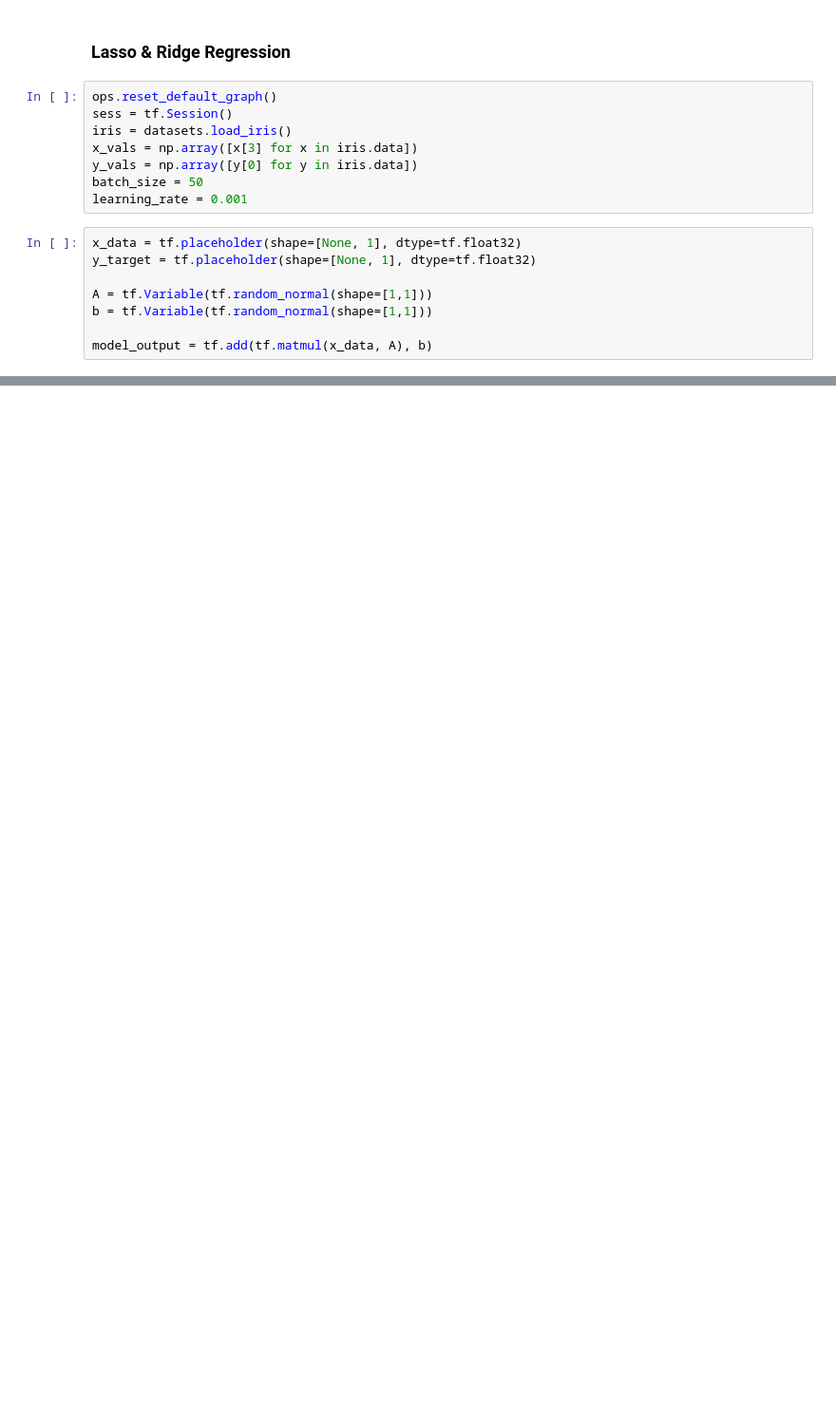
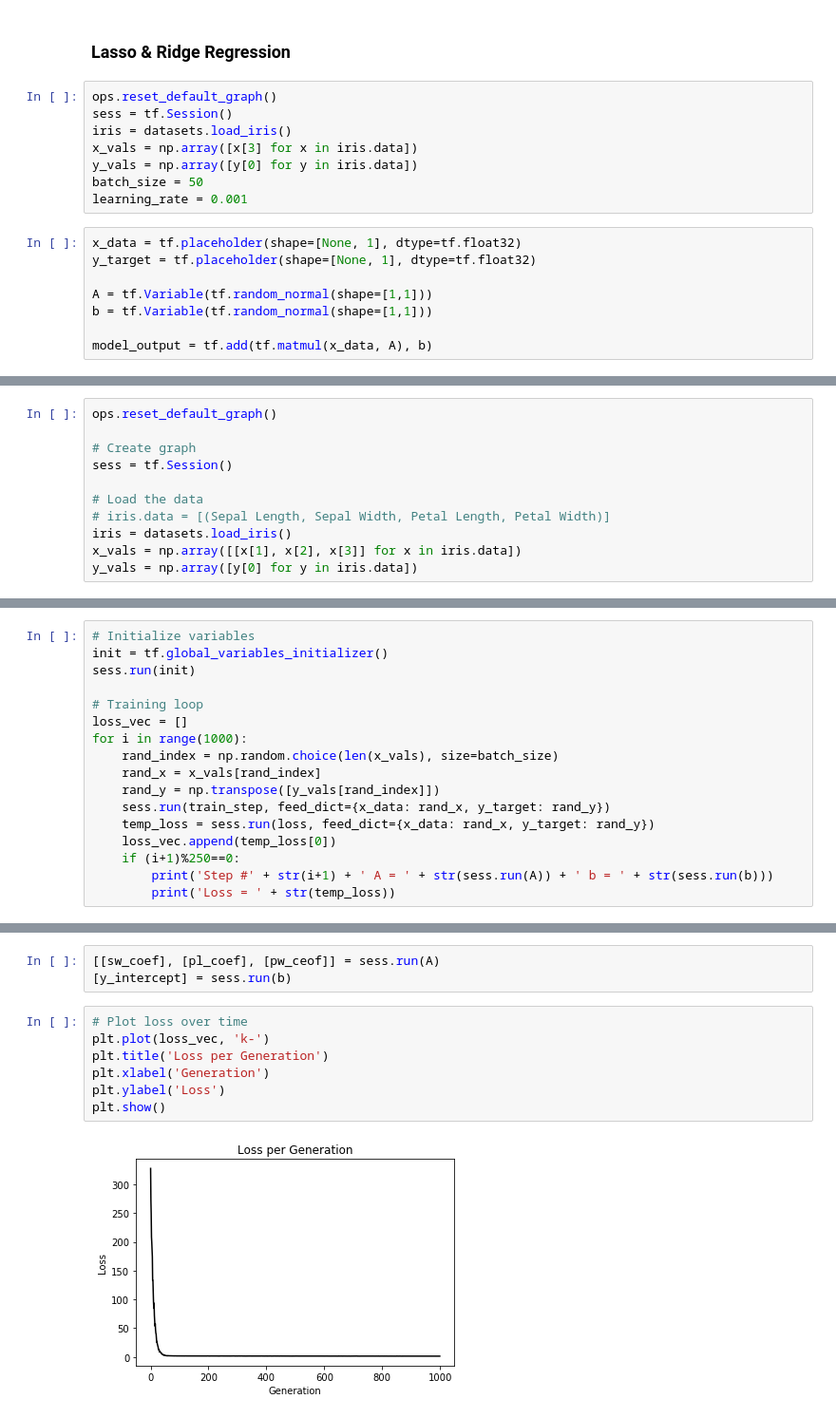
Before and after one commit to edyoda/tensorflow, a Jupyter notebook: 3. Linear Regression.ipynb, the cells around one changed output, grey strips where cells are left out. Shown at 95% size. Drawn from its saved outputs; the diff is of its cells as text; blank space fills up the shorter version.

```diff
--- a/3. Linear Regression.ipynb
+++ b/3. Linear Regression.ipynb
@@ -215,0 +306,11 @@ model_output = tf.add(tf.matmul(x_data, A), b)
+# %%
+ops.reset_default_graph()
+
+# Create graph
+sess = tf.Session()
+
+# Load the data
+# iris.data = [(Sepal Length, Sepal Width, Petal Length, Petal Width)]
+iris = datasets.load_iris()
+x_vals = np.array([[x[1], x[2], x[3]] for x in iris.data])
+y_vals = np.array([y[0] for y in iris.data])
@@ -215,0 +349,17 @@ model_output = tf.add(tf.matmul(x_data, A), b)
+# %%
+# Initialize variables
+init = tf.global_variables_initializer()
+sess.run(init)
+
+# Training loop
+loss_vec = []
+for i in range(1000):
+    rand_index = np.random.choice(len(x_vals), size=batch_size)
+    rand_x = x_vals[rand_index]
+    rand_y = np.transpose([y_vals[rand_index]])
+    sess.run(train_step, feed_dict={x_data: rand_x, y_target: rand_y})
+    temp_loss = sess.run(loss, feed_dict={x_data: rand_x, y_target: rand_y})
+    loss_vec.append(temp_loss[0])
+    if (i+1)%250==0:
+        print('Step #' + str(i+1) + ' A = ' + str(sess.run(A)) + ' b = ' + str(sess.run(b)))
+        print('Loss = ' + str(temp_loss))
@@ -215,0 +383,12 @@ model_output = tf.add(tf.matmul(x_data, A), b)
+# %%
+[[sw_coef], [pl_coef], [pw_ceof]] = sess.run(A)
+[y_intercept] = sess.run(b)
+# %%
+# Plot loss over time
+plt.plot(loss_vec, 'k-')
+plt.title('Loss per Generation')
+plt.xlabel('Generation')
+plt.ylabel('Loss')
+plt.show()
+# %% [output]
+[figure, added]
```
Also changed, not shown: parts of 12 cells of this notebook, 3 other files.
